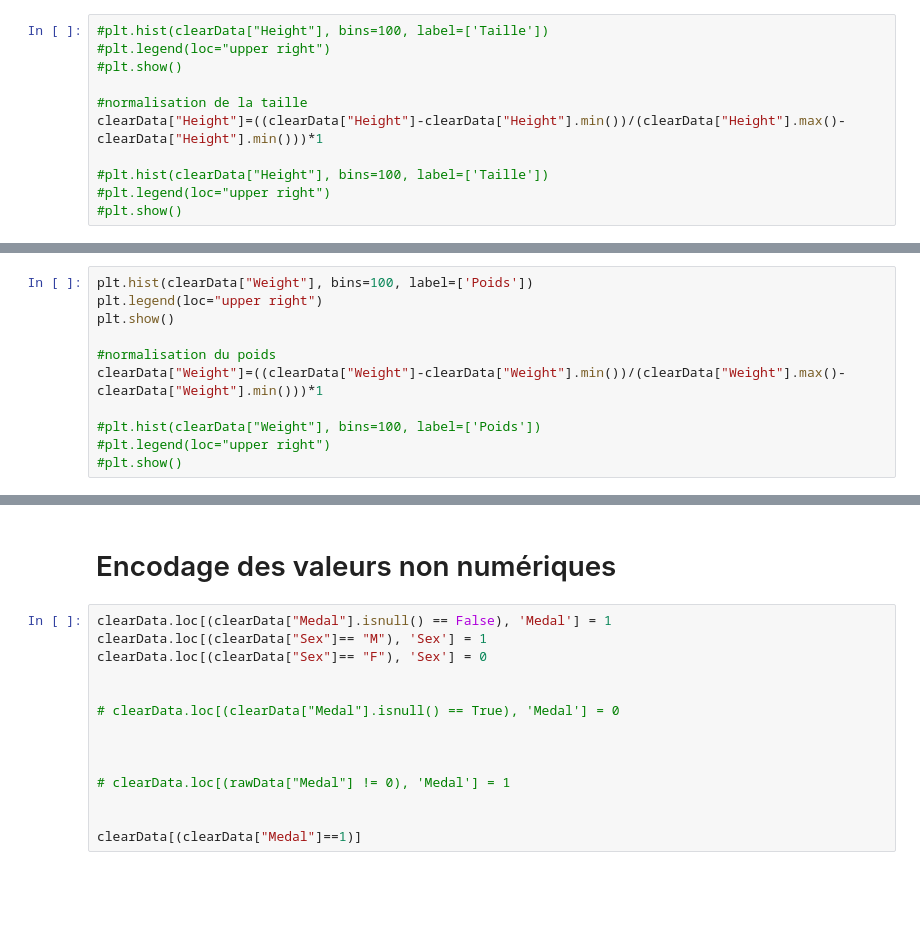
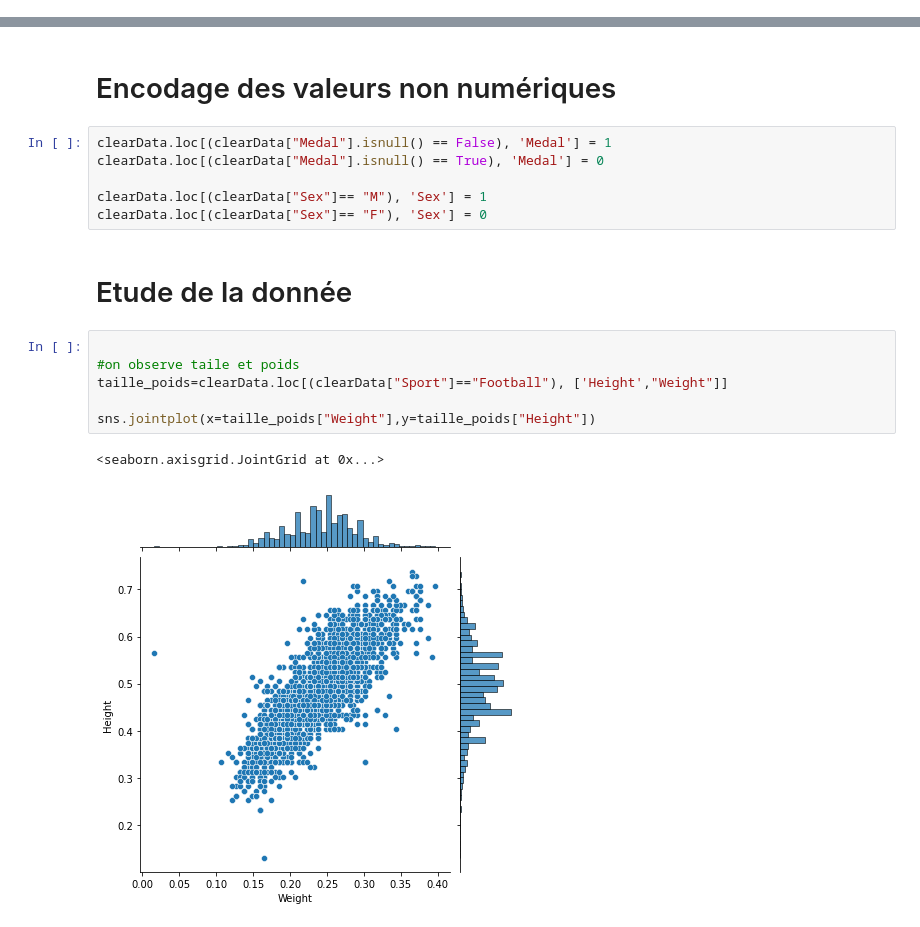
Before and after one commit to NT-me/CFA_Data_Science, a Jupyter notebook: main.ipynb, the cells around one changed output, grey strips where cells are left out. Saved outputs shown, nothing was run; the diff lists cells and outputs as text; blank space fills up the shorter version.

```diff
--- a/main.ipynb
+++ b/main.ipynb
@@ -128,11 +130,0 @@ clearData.head(15)
-# %%
-#plt.hist(clearData["Height"], bins=100, label=['Taille'])
-#plt.legend(loc="upper right")
-#plt.show()
-
-#normalisation de la taille
-clearData["Height"]=((clearData["Height"]-clearData["Height"].min())/(clearData["Height"].max()-clearData["Height"].min()))*1
-
-#plt.hist(clearData["Height"], bins=100, label=['Taille'])
-#plt.legend(loc="upper right")
-#plt.show()
@@ -141,11 +130,0 @@ clearData["Height"]=((clearData["Height"]-clearData["Height"].min())/(clearData[
-# %%
-plt.hist(clearData["Weight"], bins=100, label=['Poids'])
-plt.legend(loc="upper right")
-plt.show()
-
-#normalisation du poids
-clearData["Weight"]=((clearData["Weight"]-clearData["Weight"].min())/(clearData["Weight"].max()-clearData["Weight"].min()))*1
-
-#plt.hist(clearData["Weight"], bins=100, label=['Poids'])
-#plt.legend(loc="upper right")
-#plt.show()
@@ -170,15 +182,18 @@ NameError: name 'plt' is not defined
 # Encodage des valeurs non numériques
 # %%
 clearData.loc[(clearData["Medal"].isnull() == False), 'Medal'] = 1
+clearData.loc[(clearData["Medal"].isnull() == True), 'Medal'] = 0
+
 clearData.loc[(clearData["Sex"]== "M"), 'Sex'] = 1
 clearData.loc[(clearData["Sex"]== "F"), 'Sex'] = 0
-
-
-# clearData.loc[(clearData["Medal"].isnull() == True), 'Medal'] = 0
-
-
-
-# clearData.loc[(rawData["Medal"] != 0), 'Medal'] = 1
-
-
-clearData[(clearData["Medal"]==1)]
+# %% [markdown]
+# Etude de la donnée
+# %%
+
+#on observe taile et poids
+taille_poids=clearData.loc[(clearData["Sport"]=="Football"), ['Height',"Weight"]]
+
+sns.jointplot(x=taille_poids["Weight"],y=taille_poids["Height"])
+# %% [output]
+<seaborn.axisgrid.JointGrid at 0x...>
+[figure, added]
```
Also changed, not shown: parts of 25 cells of this notebook.
